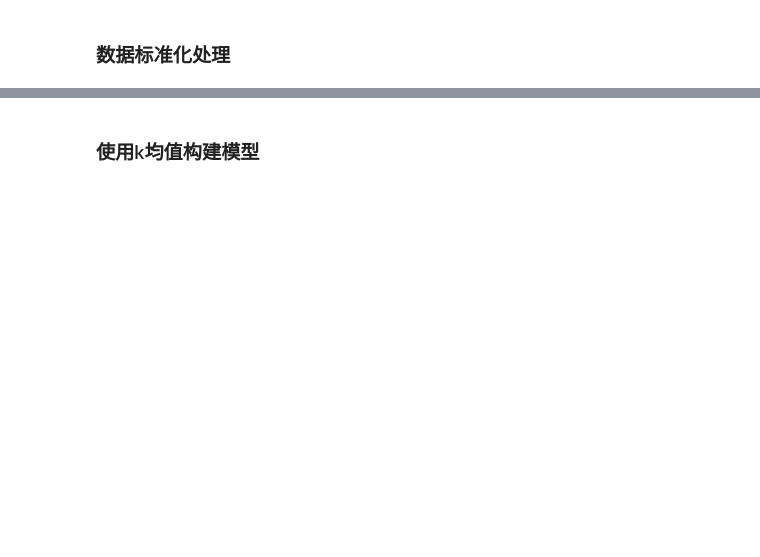
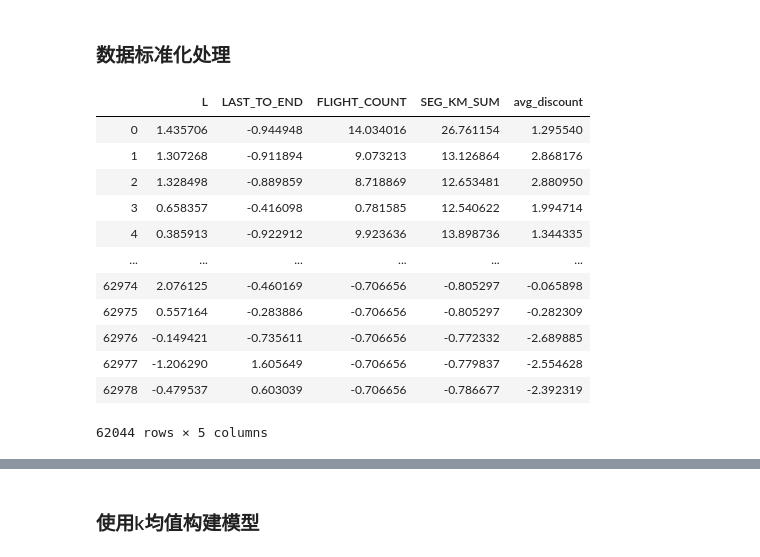
Before and after one commit to chaofan-zheng/python_learning_code, a Jupyter notebook: month06/DATASCIENCE/DS_day07_student/code/Airline_customer_analysis_code/code/k-means_data.ipynb, the cells around one changed output, grey strips where cells are left out. Saved outputs shown, nothing was run; the diff lists cells and outputs as text; code cells hidden in the pictures; blank space fills up the shorter version.

```diff
--- a/month06/DATASCIENCE/DS_day07_student/code/Airline_customer_analysis_code/code/k-means_data.ipynb
+++ b/month06/DATASCIENCE/DS_day07_student/code/Airline_customer_analysis_code/code/k-means_data.ipynb
@@ -10,3 +15,5 @@
+# %%
+airline_data = pd.read_csv('../data/air_data.csv',encoding='gb18030')
 # %% [markdown]
 <img src='../data/data1.png'>
 # %% [markdown]
@@ -16,3 +43,6 @@
 # %% [markdown]
 ### 数据预处理<br>
 #### 1. 去除票价为空的数据
+# %%
+airline_notnull = airline_data.loc[airline_data['SUM_YR_1'].notnull()&airline_data['SUM_YR_2'].notnull(),:]
+airline_notnull.shape
@@ -19,2 +51,9 @@
 # %% [markdown]
 #### 2.只保留票价不为0，平均折扣率不为0，总飞行公里数大于0的记录。
+# %%
+condition1=airline_data['SUM_YR_1']!=0
+condition2=airline_data['SUM_YR_2']!=0
+condition3=airline_data['avg_discount']!=0
+condition4=airline_data['SEG_KM_SUM']>0
+airline = airline_notnull.loc[(condition1|condition2)&condition3&condition4]
+airline.shape
@@ -30,0 +82,14 @@ C: avg_discount 平均折扣率<br>
+# %%
+# 1.选择数据，构建特征
+airline_selection=airline[['LOAD_TIME','FFP_DATE','LAST_TO_END','FLIGHT_COUNT','SEG_KM_SUM','avg_discount']]
+# 2. 构建L特征
+airline['LOAD_TIME'] = pd.to_datetime(airline['LOAD_TIME'])
+airline['FFP_DATE']=pd.to_datetime(airline['FFP_DATE'])
+L=airline['LOAD_TIME']-airline['FFP_DATE']
+print(L)
+L =L.astype('str').str.split().str[0] # 得到只有前面的数字
+print(L)
+L= L.astype('int')/30
+L = np.round(L,2)
+airline_features = pd.concat(objs = [L,airline_selection.iloc[:,2:]],axis=1)
+airline_features = airline_features.rename(columns={0:'L'})
@@ -31,2 +123,20 @@ C: avg_discount 平均折扣率<br>
 # %% [markdown]
 ### 数据标准化处理
+# %%
+# 标准差标准化处理
+airline_features_scaled = (airline_features-airline_features.mean())/airline_features.std()
+airline_features_scaled
+# %% [output]
+|  | L | LAST_TO_END | FLIGHT_COUNT | SEG_KM_SUM | avg_discount |
+| 0 | 1.435706 | -0.944948 | 14.034016 | 26.761154 | 1.295540 |
+| 1 | 1.307268 | -0.911894 | 9.073213 | 13.126864 | 2.868176 |
+| 2 | 1.328498 | -0.889859 | 8.718869 | 12.653481 | 2.880950 |
+| 3 | 0.658357 | -0.416098 | 0.781585 | 12.540622 | 1.994714 |
+| 4 | 0.385913 | -0.922912 | 9.923636 | 13.898736 | 1.344335 |
+| ... | ... | ... | ... | ... | ... |
+| 62974 | 2.076125 | -0.460169 | -0.706656 | -0.805297 | -0.065898 |
+| 62975 | 0.557164 | -0.283886 | -0.706656 | -0.805297 | -0.282309 |
+| 62976 | -0.149421 | -0.735611 | -0.706656 | -0.772332 | -2.689885 |
+| 62977 | -1.206290 | 1.605649 | -0.706656 | -0.779837 | -2.554628 |
+| 62978 | -0.479537 | 0.603039 | -0.706656 | -0.786677 | -2.392319 |
+62044 rows × 5 columns
```
Also changed, not shown: parts of 13 cells of this notebook, 35 other files.
